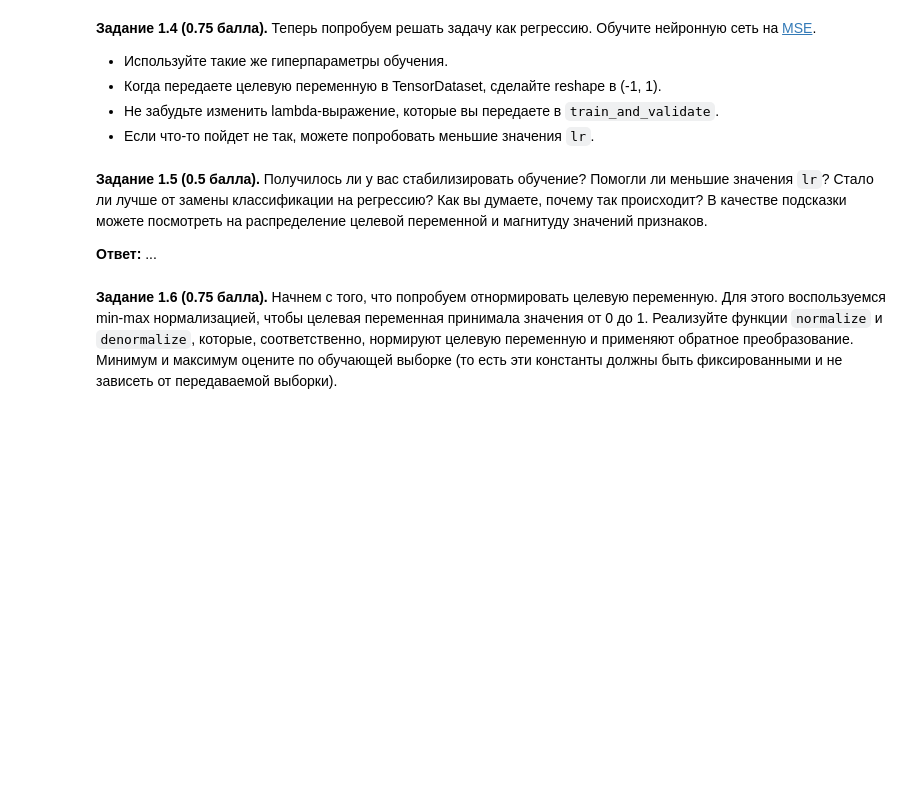
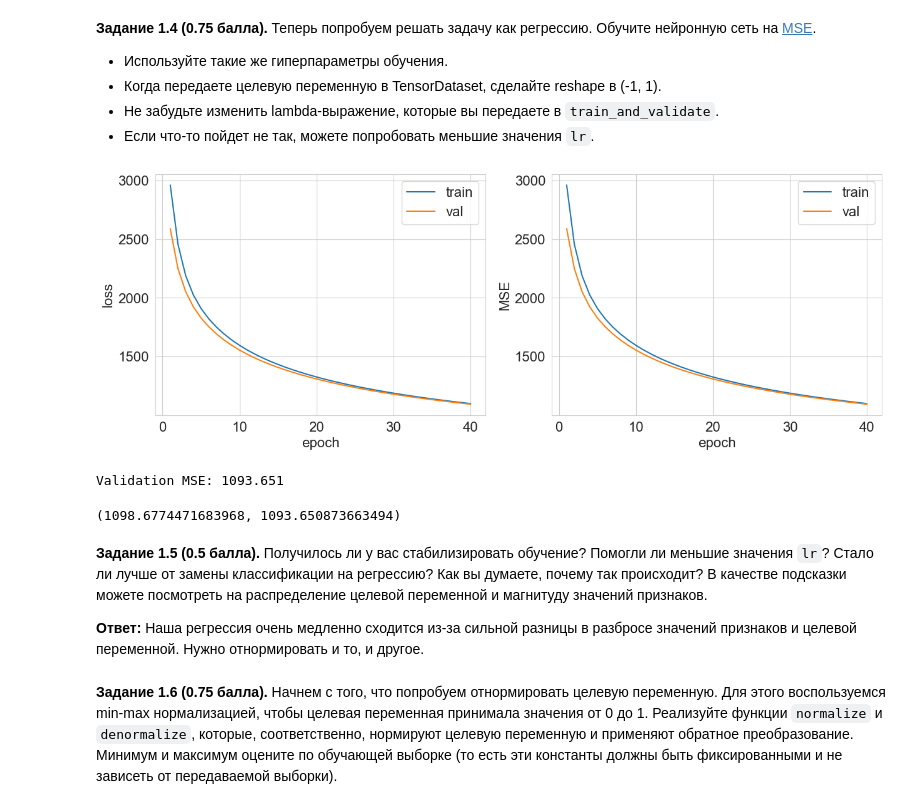
Before and after one commit to maximozerov/mlds-dl-course, a Jupyter notebook: HWs/shw-01-mlp-light.ipynb, the cells around one changed output. Cells and saved outputs as stored; diff of their text form; code cells hidden in the pictures; blank space fills up the shorter version.

```diff
--- a/HWs/shw-01-mlp-light.ipynb
+++ b/HWs/shw-01-mlp-light.ipynb
@@ -347,10 +346,50 @@ Validation MSE: 190.512
 - Если что-то пойдет не так, можете попробовать меньшие значения `lr`.
 # %%
 # YOUR CODE HERE (－.－)...zzzZZZzzzZZZ
+# %%
+class SimpleNetReg(nn.Module):
+    def __init__(self, num_hidden=128):
+        super().__init__()
+        self.layers = nn.Sequential(
+            nn.Linear(90, num_hidden),
+            nn.ReLU(),
+            nn.Linear(num_hidden, 1, bias=False)
+            )
+
+    def forward(self, x):
+        return self.layers(x)
+# %%
+train_set = TensorDataset(torch.from_numpy(X_train).to(torch.float32),
+                          torch.from_numpy(y_train_encoded).reshape(-1, 1).to(torch.float32))
+val_set = TensorDataset(torch.from_numpy(X_val).to(torch.float32),
+                        torch.from_numpy(y_val_encoded).reshape(-1, 1).to(torch.float32))
+
+train_loader = DataLoader(train_set, batch_size=64, shuffle=True, num_workers=4)
+val_loader = DataLoader(val_set, batch_size=64, shuffle=False, num_workers=4)
+# %%
+simpleNet = SimpleNetReg(num_hidden=128).to(device)
+optimizer = torch.optim.SGD(simpleNet.parameters(), lr=1e-10)
+criterion = nn.MSELoss().to(device)
+metric = lambda y_true, y_pred: mean_squared_error(y_true.cpu(), y_pred.cpu())
+
+EPOCHS = 40
+# %%
+train_and_validate(simpleNet,
+                   optimizer,
+                   criterion,
+                   metric,
+                   train_loader,
+                   val_loader,
+                   EPOCHS,
+                   device)
+# %% [output]
+[figure, added]
+Validation MSE: 1093.651
+(1098.6774471683968, 1093.650873663494)
 # %% [markdown]
 **Задание 1.5 (0.5 балла).** Получилось ли у вас стабилизировать обучение? Помогли ли меньшие значения `lr`? Стало ли лучше от замены классификации на регрессию? Как вы думаете, почему так происходит? В качестве подсказки можете посмотреть на распределение целевой переменной и магнитуду значений признаков.
 
-**Ответ:** ...
+**Ответ:** Наша регрессия очень медленно сходится из-за сильной разницы в разбросе значений признаков и целевой переменной.  Нужно отнормировать и то, и другое.
 # %% [markdown]
 **Задание 1.6 (0.75 балла).** Начнем с того, что попробуем отнормировать целевую переменную. Для этого воспользуемся min-max нормализацией, чтобы целевая переменная принимала значения от 0 до 1. Реализуйте функции `normalize` и `denormalize`, которые, соответственно, нормируют целевую переменную и применяют обратное преобразование. Минимум и максимум оцените по обучающей выборке (то есть эти константы должны быть фиксированными и не зависеть от передаваемой выборки).
 # %%
```
Also changed, not shown: parts of 60 cells of this notebook.
